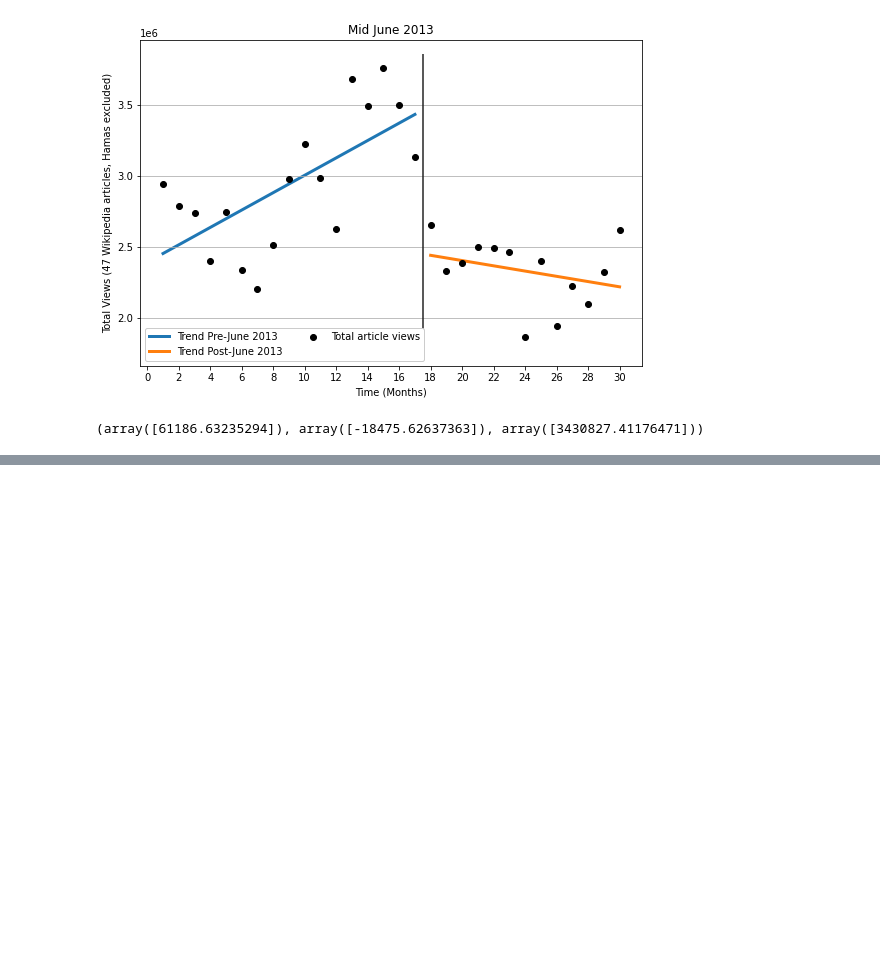
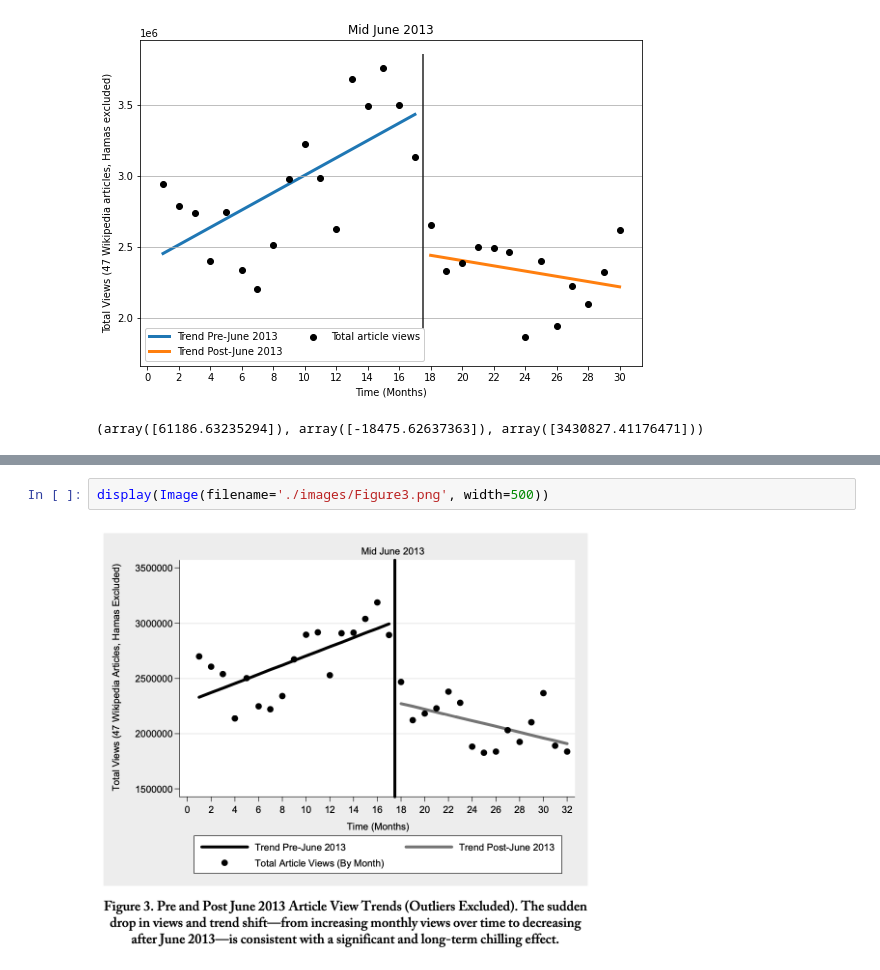
Before and after one commit to spaenleh/ada-2020-project-milestone-p2, a Jupyter notebook: Recreation_Figure3.ipynb, the cells around one changed output, grey strips where cells are left out. Cells and saved outputs as stored; diff of their text form; blank space fills up the shorter version.

Commit message:
Display figure works (finally)

```diff
--- a/Recreation_Figure3.ipynb
+++ b/Recreation_Figure3.ipynb
@@ -207,0 +207,4 @@ As a reminder and for comparison purposes here is the original figure from the p
+# %%
+display(Image(filename='./images/Figure3.png', width=500))
+# %% [output]
+[figure, added]
```
Also changed, not shown: parts of 2 cells of this notebook, 1 other file.
